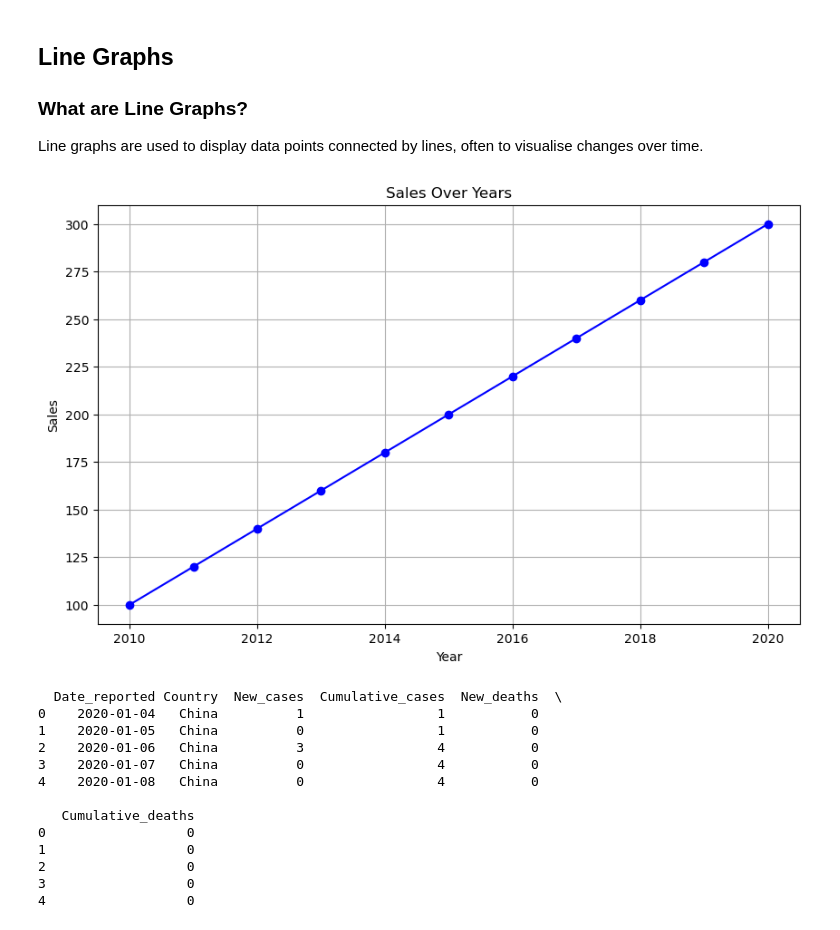
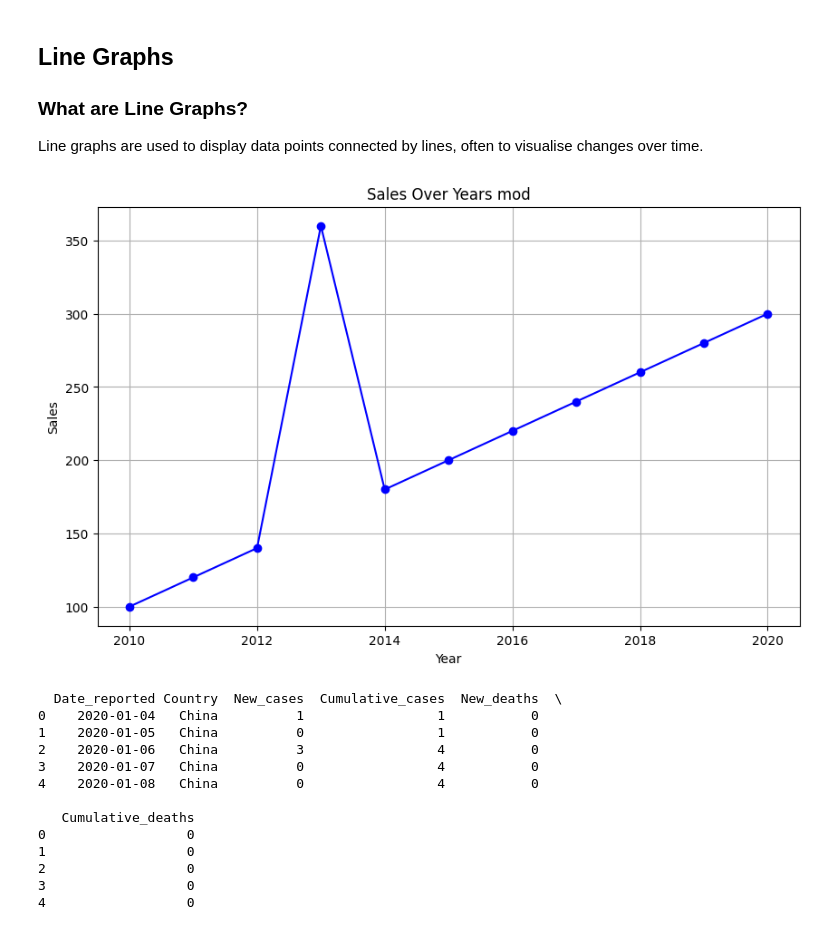
Before and after one commit to RichardMorris/TRUR2288-25-26, a Jupyter notebook: Lesson 6 - Data Visualisation.ipynb, the cells around one changed output. Drawn from its saved outputs; the diff is of its cells as text; code cells hidden in the pictures.

```diff
--- a/Lesson 6 - Data Visualisation.ipynb
+++ b/Lesson 6 - Data Visualisation.ipynb
@@ -20,17 +20,17 @@ Line graphs are used to display data points connected by lines, often to visuali
 # %%
 # Creating a sample dataset
 years = np.arange(2010, 2021)
-sales = np.array([100, 120, 140, 160, 180, 200, 220, 240, 260, 280, 300])
+sales = np.array([100, 120, 140, 360, 180, 200, 220, 240, 260, 280, 300])
 
 # Plotting the line graph
 plt.figure(figsize=(10, 6))
 plt.plot(years, sales, marker='o', linestyle='-', color='b')
-plt.title('Sales Over Years')
+plt.title('Sales Over Years mod')
 plt.xlabel('Year')
 plt.ylabel('Sales')
 plt.grid(True)
 plt.show()
 # %% [output]
-[figure, old version]
+[figure, new version]
 # %%
 import pandas as pd
```
Also changed, not shown: parts of 4 cells of this notebook.
